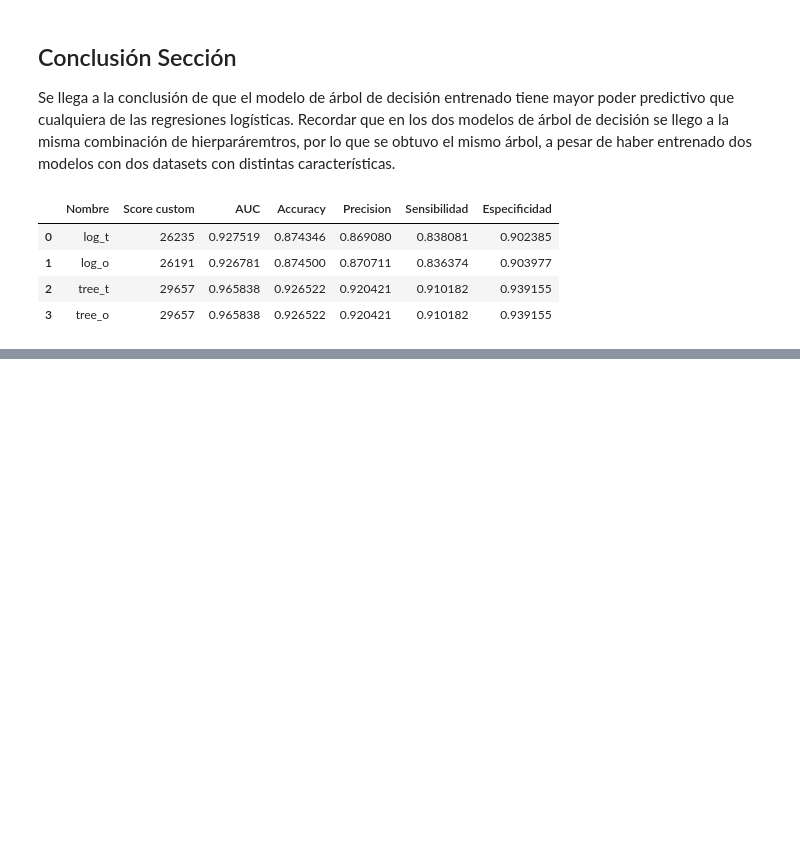
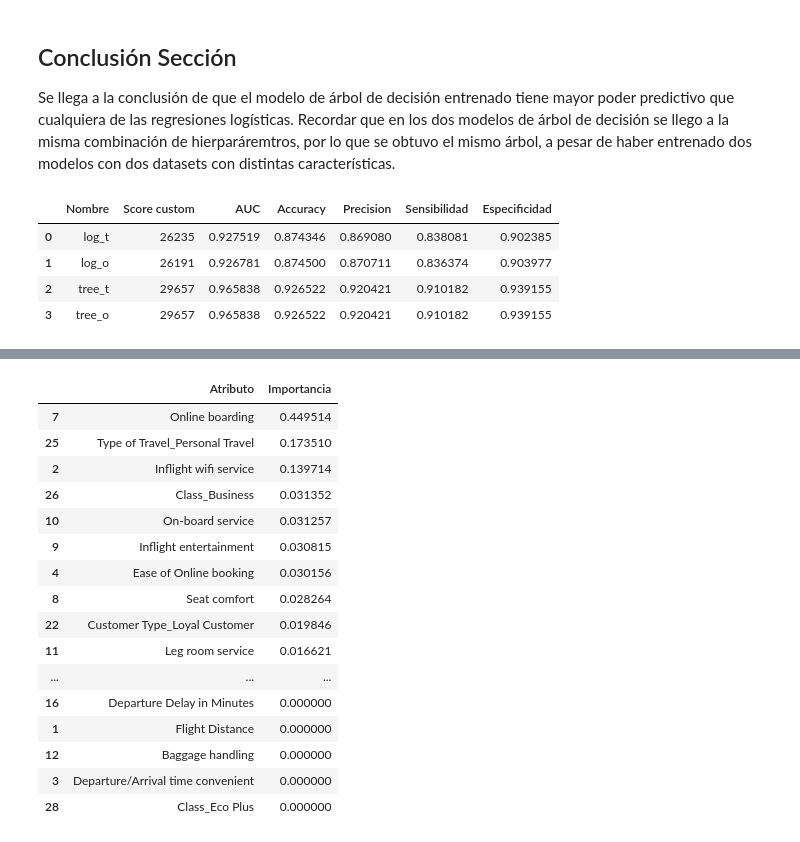
Before and after one commit to TomasSG/Parcial2-CienciaDeDatos, a Jupyter notebook: notebook/Parcial2.ipynb, the cells around one changed output, grey strips where cells are left out. Saved outputs shown, nothing was run; the diff lists cells and outputs as text; code cells hidden in the pictures; blank space fills up the shorter version.

```diff
--- a/notebook/Parcial2.ipynb
+++ b/notebook/Parcial2.ipynb
@@ -1176,0 +1270,24 @@ En esta sección vamos a interpretar los modelos y vamos a tratar de dar respues
+# %%
+# Importancia para el árbol de decisión
+pd.DataFrame({
+    "Atributo": X_train_t.columns,
+    "Importancia": df_modelos["Modelo"][2].feature_importances_
+}).sort_values("Importancia", ascending=False)
+# %% [output]
+|  | Atributo | Importancia |
+| 7 | Online boarding | 0.449514 |
+| 25 | Type of Travel_Personal Travel | 0.173510 |
+| 2 | Inflight wifi service | 0.139714 |
+| 26 | Class_Business | 0.031352 |
+| 10 | On-board service | 0.031257 |
+| 9 | Inflight entertainment | 0.030815 |
+| 4 | Ease of Online booking | 0.030156 |
+| 8 | Seat comfort | 0.028264 |
+| 22 | Customer Type_Loyal Customer | 0.019846 |
+| 11 | Leg room service | 0.016621 |
+| ... | ... | ... |
+| 16 | Departure Delay in Minutes | 0.000000 |
+| 1 | Flight Distance | 0.000000 |
+| 12 | Baggage handling | 0.000000 |
+| 3 | Departure/Arrival time convenient | 0.000000 |
+| 28 | Class_Eco Plus | 0.000000 |
```
Also changed, not shown: parts of 10 cells of this notebook.
